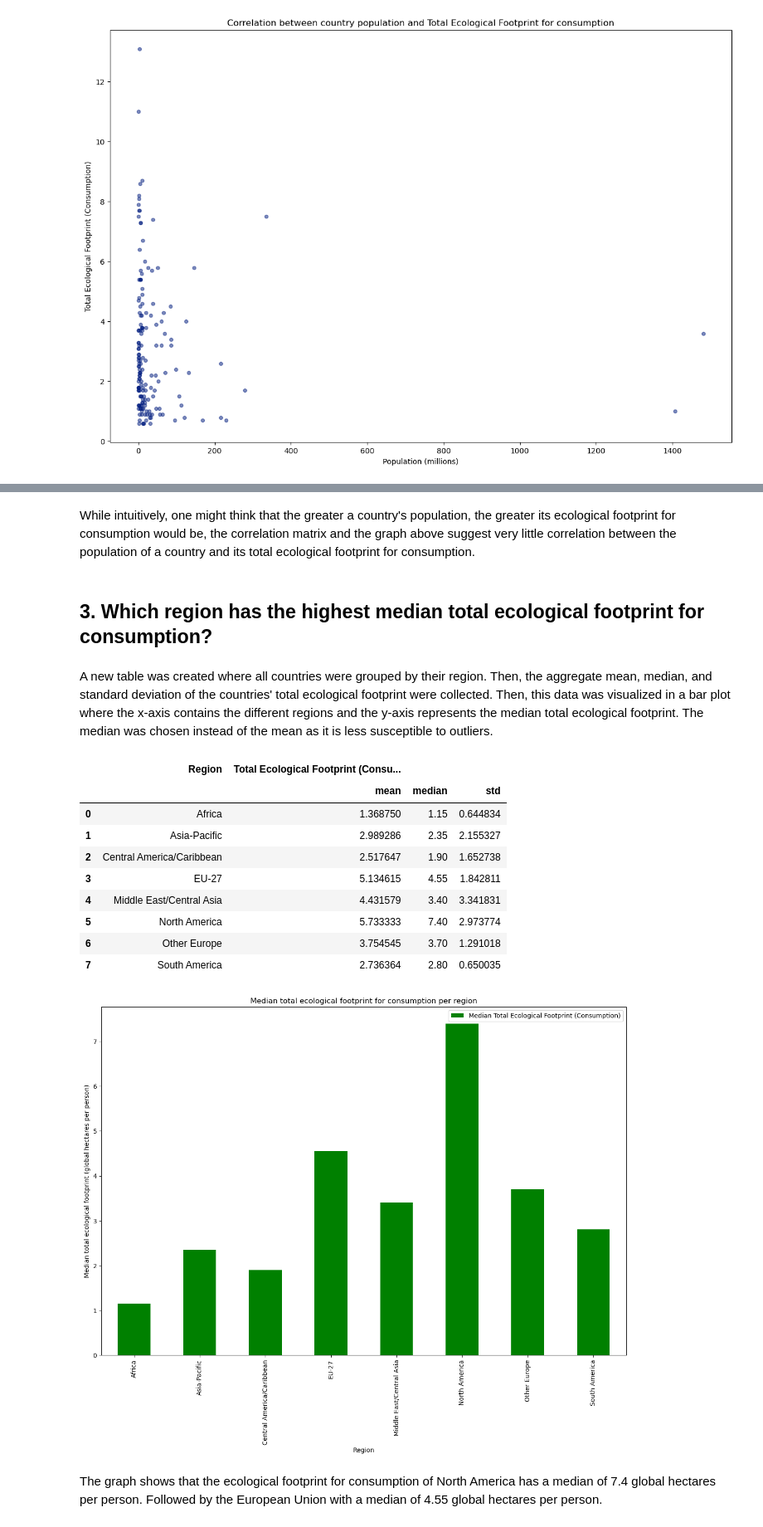
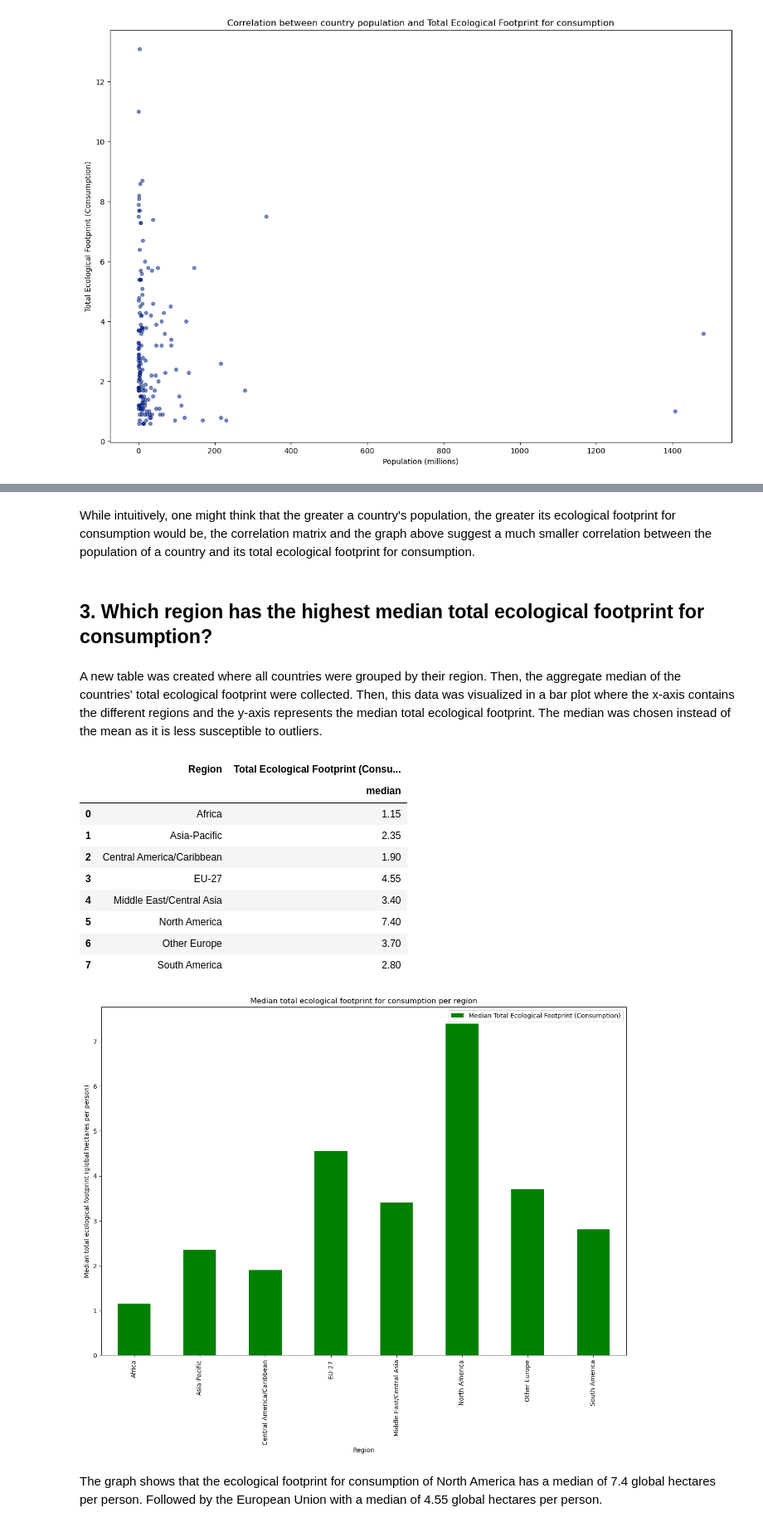
Before and after one commit to jayylmao/CSMODEL, a Jupyter notebook: CSMODEL-Project-Phase-1.ipynb, the cells around one changed output, grey strips where cells are left out. Shown at 83% size. Cells and saved outputs as stored; diff of their text form; code cells hidden in the pictures.

```diff
--- a/CSMODEL-Project-Phase-1.ipynb
+++ b/CSMODEL-Project-Phase-1.ipynb
@@ -294,38 +347,38 @@ population_eco_footprint.corr()
 # %% [markdown]
-While intuitively, one might think that the greater a country's population, the greater its ecological footprint for consumption would be, the correlation matrix and the graph above suggest very little correlation between the population of a country and its total ecological footprint for consumption.
+While intuitively, one might think that the greater a country's population, the greater its ecological footprint for consumption would be, the correlation matrix and the graph above suggest a much smaller correlation between the population of a country and its total ecological footprint for consumption.
 # %% [markdown]
 ## 3. Which region has the highest median total ecological footprint for consumption?
 # %% [markdown]
-A new table was created where all countries were grouped by their region. Then, the aggregate mean, median, and standard deviation of the countries' total ecological footprint were collected. Then, this data was visualized in a bar plot where the x-axis contains the different regions and the y-axis represents the median total ecological footprint. The median was chosen instead of the mean as it is less susceptible to outliers.
+A new table was created where all countries were grouped by their region. Then, the aggregate median of the countries' total ecological footprint were collected. Then, this data was visualized in a bar plot where the x-axis contains the different regions and the y-axis represents the median total ecological footprint. The median was chosen instead of the mean as it is less susceptible to outliers.
 # %%
 eco_footprint_per_region = cleaned_df.groupby('Region').agg(
-    {'Total Ecological Footprint (Consumption)': ['mean', 'median', 'std']}
+    {'Total Ecological Footprint (Consumption)': ['median']}
 )
 
 eco_footprint_per_region.reset_index(inplace=True)
 eco_footprint_per_region.plot.bar(
     x='Region',
     y=('Total Ecological Footprint (Consumption)', 'median'),
     figsize=(15, 10),
     color='green'
 )
 
 plt.title('Median total ecological footprint for consumption per region')
 plt.ylabel('Median total ecological footprint (global hectares per person)')
 plt.legend(["Median Total Ecological Footprint (Consumption)"])
 
 eco_footprint_per_region
 # %% [output]
-|  | Region | Total Ecological Footprint (Consu... |  |  |
-|  |  | mean | median | std |
-| 0 | Africa | 1.368750 | 1.15 | 0.644834 |
-| 1 | Asia-Pacific | 2.989286 | 2.35 | 2.155327 |
-| 2 | Central America/Caribbean | 2.517647 | 1.90 | 1.652738 |
-| 3 | EU-27 | 5.134615 | 4.55 | 1.842811 |
-| 4 | Middle East/Central Asia | 4.431579 | 3.40 | 3.341831 |
-| 5 | North America | 5.733333 | 7.40 | 2.973774 |
-| 6 | Other Europe | 3.754545 | 3.70 | 1.291018 |
-| 7 | South America | 2.736364 | 2.80 | 0.650035 |
+|  | Region | Total Ecological Footprint (Consu... |
+|  |  | median |
+| 0 | Africa | 1.15 |
+| 1 | Asia-Pacific | 2.35 |
+| 2 | Central America/Caribbean | 1.90 |
+| 3 | EU-27 | 4.55 |
+| 4 | Middle East/Central Asia | 3.40 |
+| 5 | North America | 7.40 |
+| 6 | Other Europe | 3.70 |
+| 7 | South America | 2.80 |
 [figure]
 # %% [markdown]
 The graph shows that the ecological footprint for consumption of North America has a median of 7.4 global hectares per person. Followed by the European Union with a median of 4.55 global hectares per person.
```
Also changed, not shown: parts of 22 cells of this notebook.
